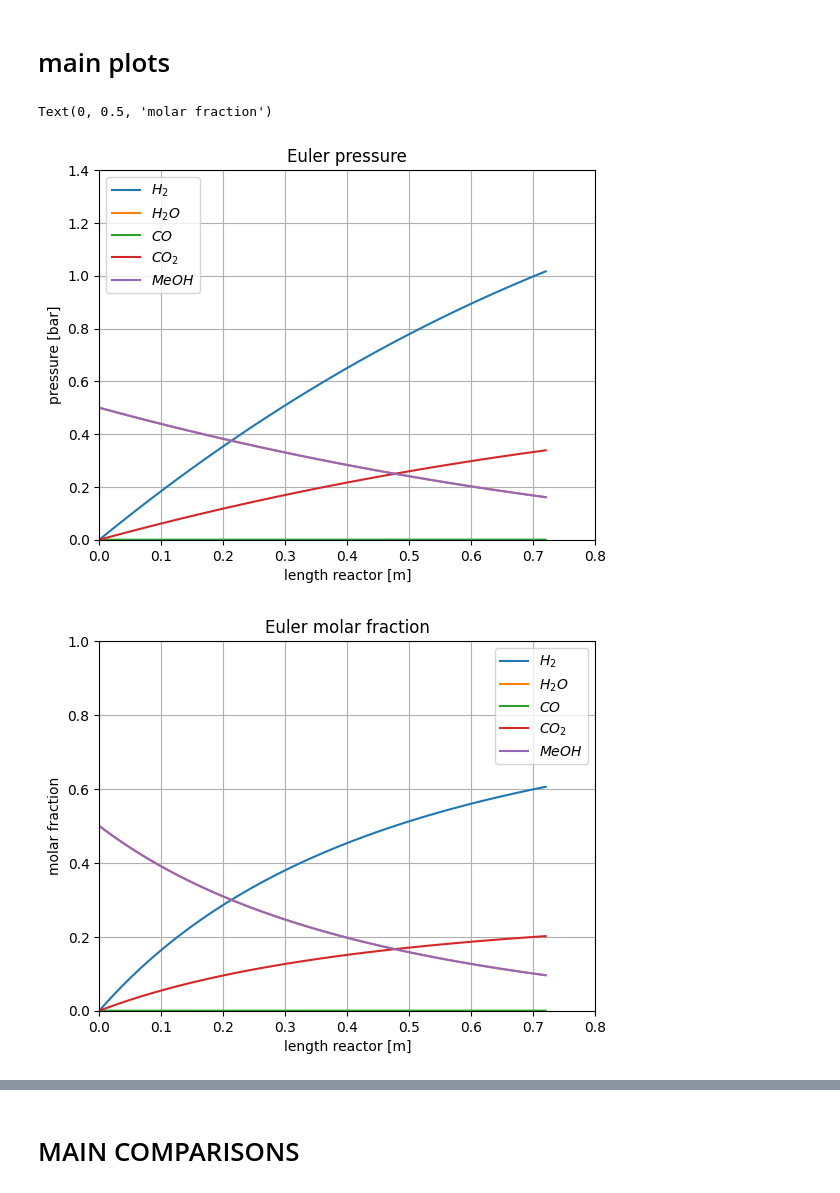
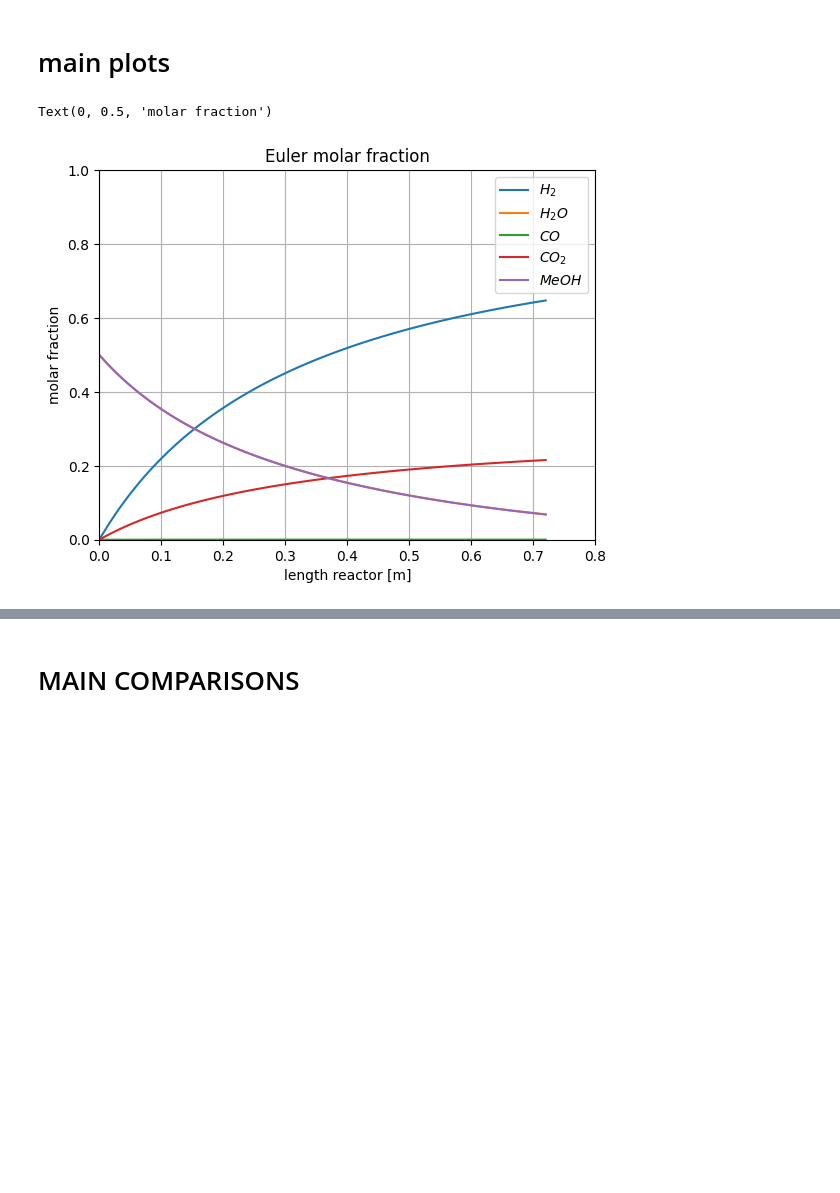
Before and after one commit to DanielGreiner/Masterarbeit, a Jupyter notebook: Model_reactor_1D_steady_state_isothermal.ipynb, the cells around one changed output, grey strips where cells are left out. Cells and saved outputs as stored; diff of their text form; code cells hidden in the pictures; blank space fills up the shorter version.

```diff
--- a/Model_reactor_1D_steady_state_isothermal.ipynb
+++ b/Model_reactor_1D_steady_state_isothermal.ipynb
@@ -374,15 +331,15 @@ contains main function to call all other relevant functions and set temperature
 '''
 # set reaction temperature and calculate respective volumetric flowrate
 
-T = 273 + 140                                                                 # reactor temperature [K]
+T = 273 + 150                                                                 # reactor temperature [K]
 VFlow = n_Flow_total*R*T/(p_in * np.power(10, 5, dtype = float))              # volumetric flowrate [m^3 h^-1]
 
 # calculates a concentration array using euler's method, with the length Vspan for plotting
 
-pEul = EulFun(IC, T, VFlow)
+pEul = EulFun(IC, T, p_in)
 pEul [:, 5] = pEul [:, 5] / dens_cat / A_R
 
-pEulNoReverse = EulFunNoReverse(IC, T, VFlow)
+pEulNoReverse = EulFunNoReverse(IC, T, p_in)
 pEulNoReverse [:, 5] = pEulNoReverse [:, 5] / dens_cat / A_R
 # %%
 '''
@@ -400,39 +357,38 @@ for l in range(steps+1):
 # %%
 # @title full plot
 
 '''
 plots both reactors in the cascade using euler's method and the runge kutta method
 '''
 
-plt.figure(1)
-plt.plot(pEul[:,5], pEul[:,0], label='$H_2$')
-plt.plot(pEul[:,5], pEul[:,1], label='$H_2O$')
-plt.plot(pEul[:,5], pEul[:,2], label='$CO$')
-plt.plot(pEul[:,5], pEul[:,3], label='$CO_2$')
-plt.plot(pEul[:,5], pEul[:,4], label='$MeOH$')
-plt.title("Euler pressure")
-plt.axis((0, 0.800, 0, 1.40))
-plt.legend(loc='best')
-plt.grid()
-plt.xlabel("length reactor [m]")
-plt.ylabel ("pressure [bar]")
+# plt.figure(1)
+# plt.plot(pEul[:,5], pEul[:,0], label='$H_2$')
+# plt.plot(pEul[:,5], pEul[:,1], label='$H_2O$')
+# plt.plot(pEul[:,5], pEul[:,2], label='$CO$')
+# plt.plot(pEul[:,5], pEul[:,3], label='$CO_2$')
+# plt.plot(pEul[:,5], pEul[:,4], label='$MeOH$')
+# plt.title("Euler pressure")
+# plt.axis((0, 0.800, 0, 1))
+# plt.legend(loc='best')
+# plt.grid()
+# plt.xlabel("length reactor [m]")
+# plt.ylabel ("pressure [bar]")
 
 plt.figure(2)
 plt.plot(pEulfrac[:,5], pEulfrac[:,0], label='$H_2$')
 plt.plot(pEulfrac[:,5], pEulfrac[:,1], label='$H_2O$')
 plt.plot(pEulfrac[:,5], pEulfrac[:,2], label='$CO$')
 plt.plot(pEulfrac[:,5], pEulfrac[:,3], label='$CO_2$')
 plt.plot(pEulfrac[:,5], pEulfrac[:,4], label='$MeOH$')
 plt.title("Euler molar fraction")
 plt.axis((0, 0.800, 0, 1))
 plt.legend(loc='best')
 plt.grid()
 plt.xlabel("length reactor [m]")
 plt.ylabel ("molar fraction")
 # %% [output]
 Text(0, 0.5, 'molar fraction')
-[figure, old version]
+[figure, new version]
-[figure, removed]
 # %%
 # @title no reverse reaction comparison
 
```
Also changed, not shown: parts of 10 cells of this notebook.
